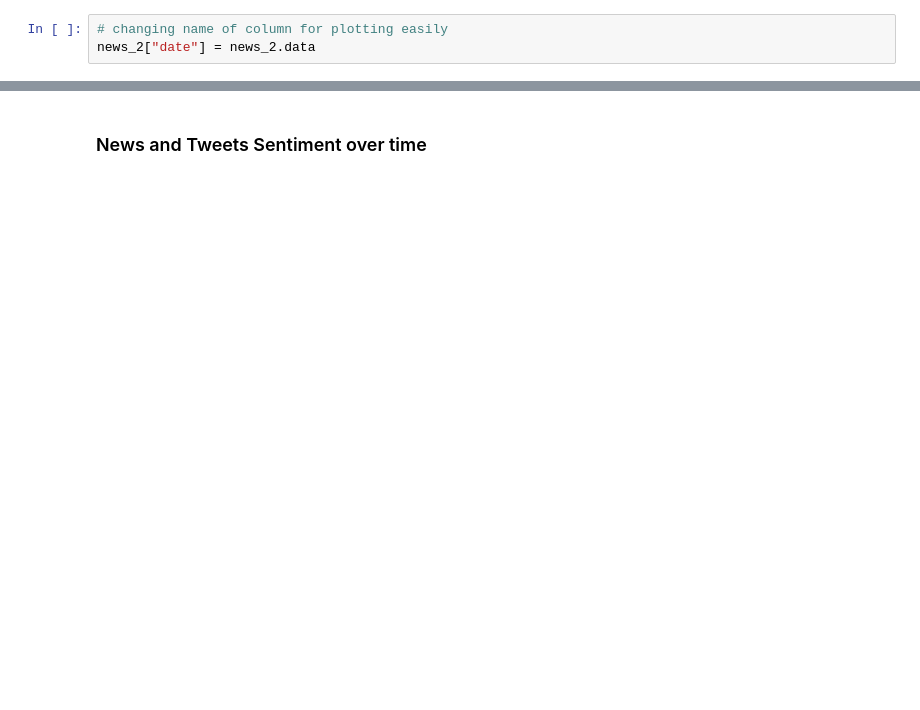
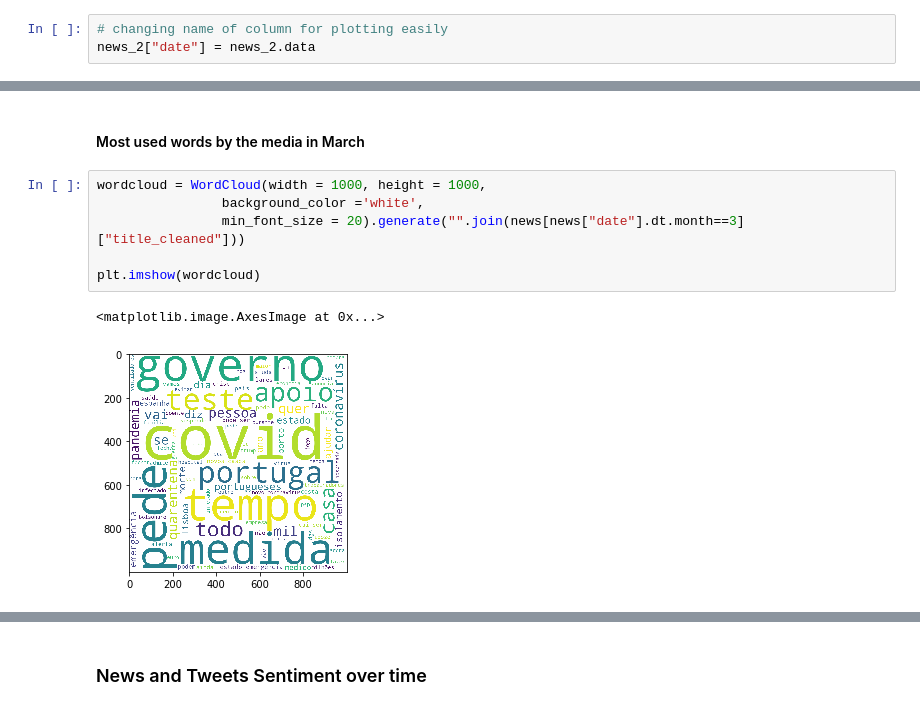
Before and after one commit to dssg-pt/miniproject-sentimentanalysis-covid, a Jupyter notebook: notebooks/news and tweets combined - analysis.ipynb, the cells around one changed output, grey strips where cells are left out. Cells and saved outputs as stored; diff of their text form; blank space fills up the shorter version.

```diff
--- a/notebooks/news and tweets combined - analysis.ipynb
+++ b/notebooks/news and tweets combined - analysis.ipynb
@@ -113,0 +203,11 @@ plt.show()
+# %% [markdown]
+#### Most used words by the media in March
+# %%
+wordcloud = WordCloud(width = 1000, height = 1000,
+                background_color ='white',
+                min_font_size = 20).generate("".join(news[news["date"].dt.month==3]["title_cleaned"]))
+
+plt.imshow(wordcloud)
+# %% [output]
+<matplotlib.image.AxesImage at 0x...>
+[figure, added]
```
Also changed, not shown: parts of 46 cells of this notebook.
